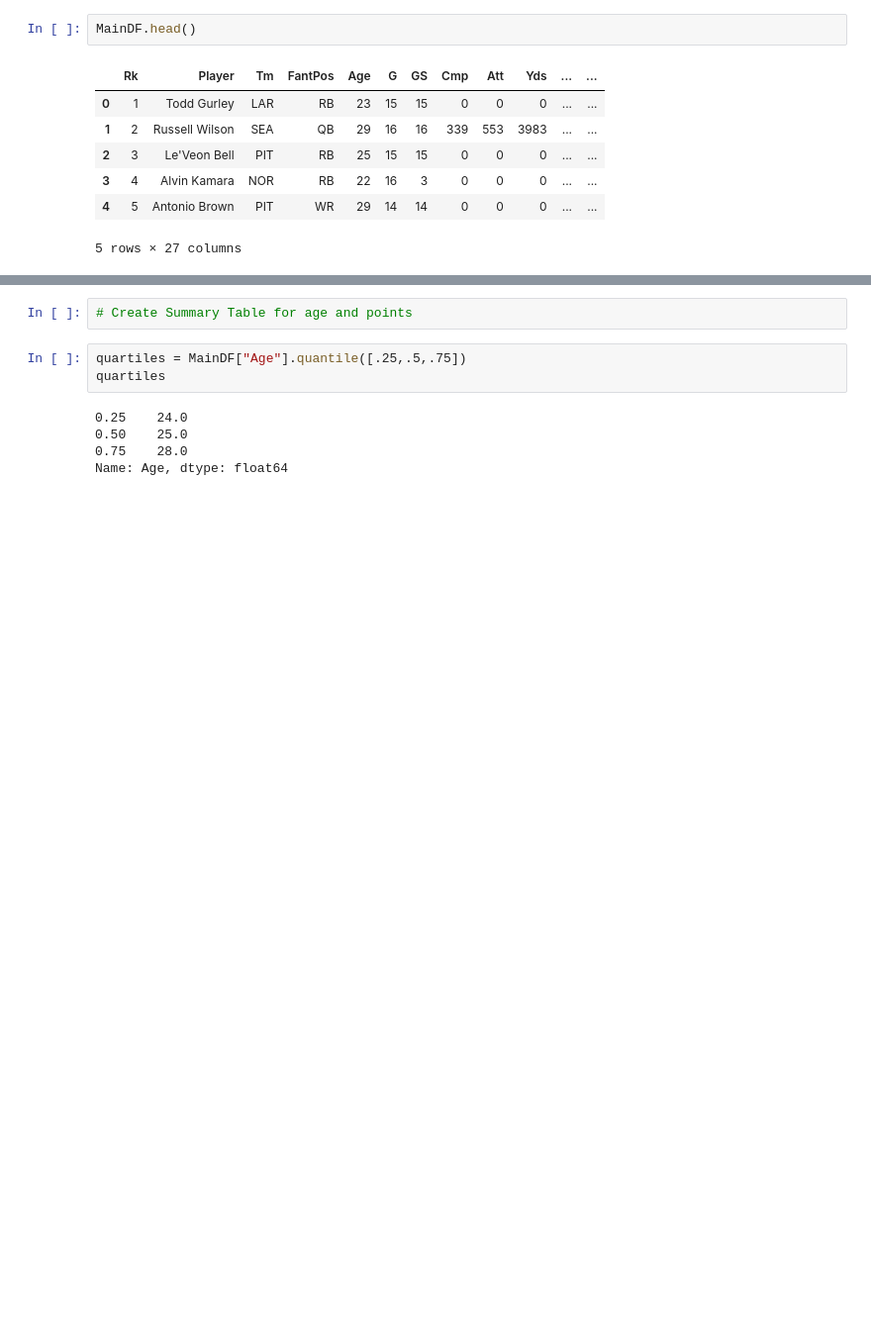
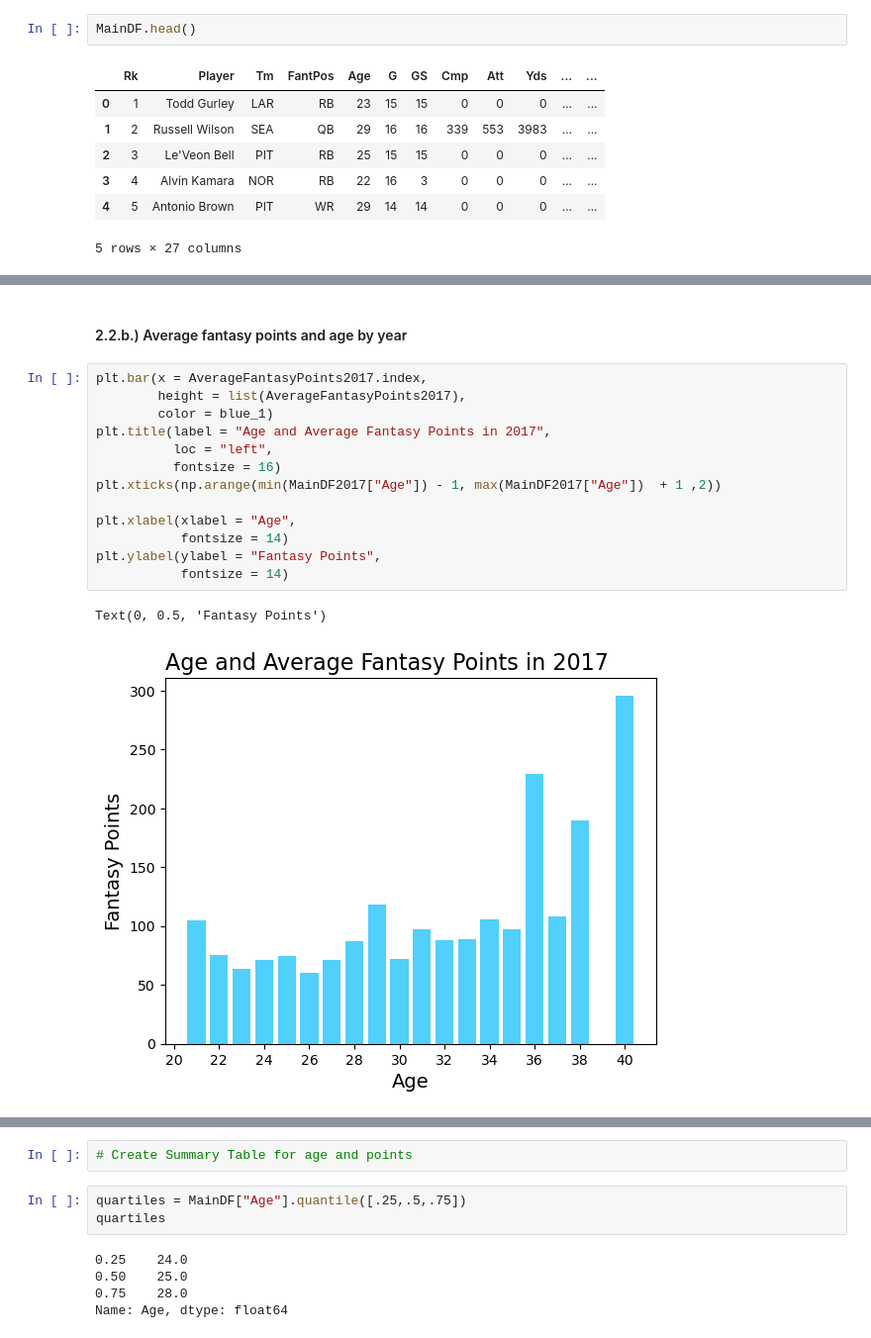
Before and after one commit to ShawnS33/fire_fantasy_project, a Jupyter notebook: fantasy_football_angel.ipynb, the cells around one changed output, grey strips where cells are left out. Shown at 99% size. Saved outputs shown, nothing was run; the diff lists cells and outputs as text; blank space fills up the shorter version.

```diff
--- a/fantasy_football_angel.ipynb
+++ b/fantasy_football_angel.ipynb
@@ -81,0 +237,18 @@ MainDF.head()
+# %% [markdown]
+#### 2.2.b.) Average fantasy points and age by year
+# %%
+plt.bar(x = AverageFantasyPoints2017.index,
+        height = list(AverageFantasyPoints2017),
+        color = blue_1)
+plt.title(label = "Age and Average Fantasy Points in 2017",
+          loc = "left",
+          fontsize = 16)
+plt.xticks(np.arange(min(MainDF2017["Age"]) - 1, max(MainDF2017["Age"])  + 1 ,2))
+
+plt.xlabel(xlabel = "Age",
+           fontsize = 14)
+plt.ylabel(ylabel = "Fantasy Points",
+           fontsize = 14)
+# %% [output]
+Text(0, 0.5, 'Fantasy Points')
+[figure, added]
```
Also changed, not shown: parts of 61 cells of this notebook.
